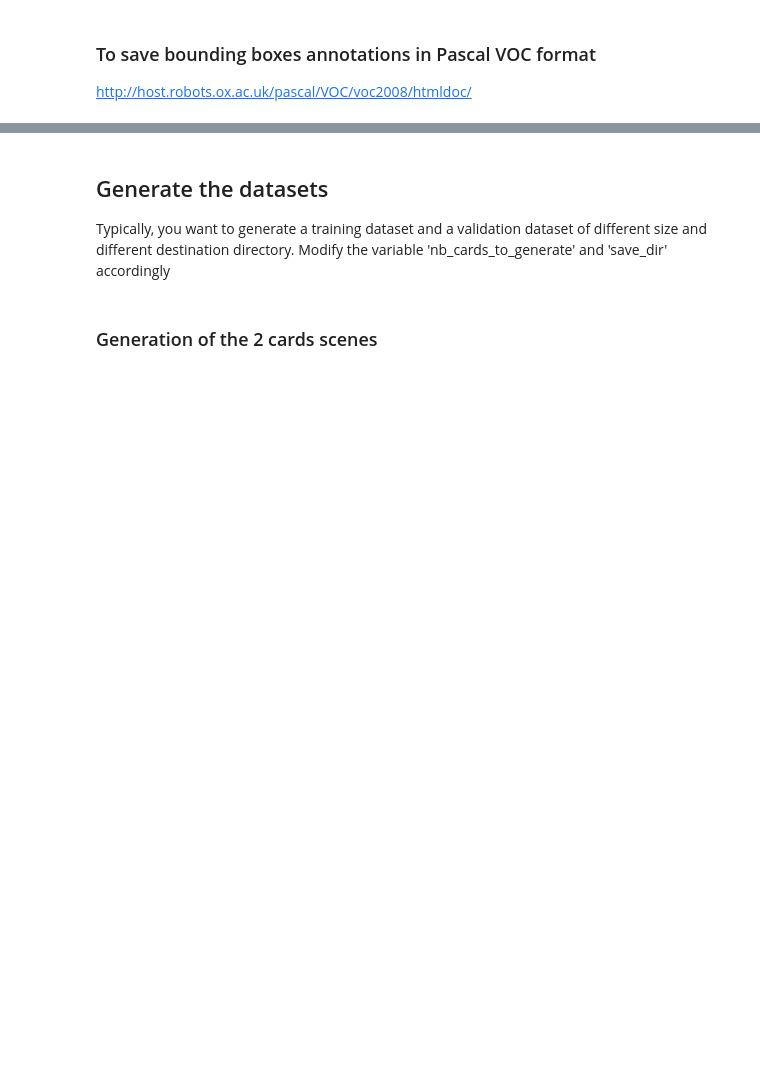
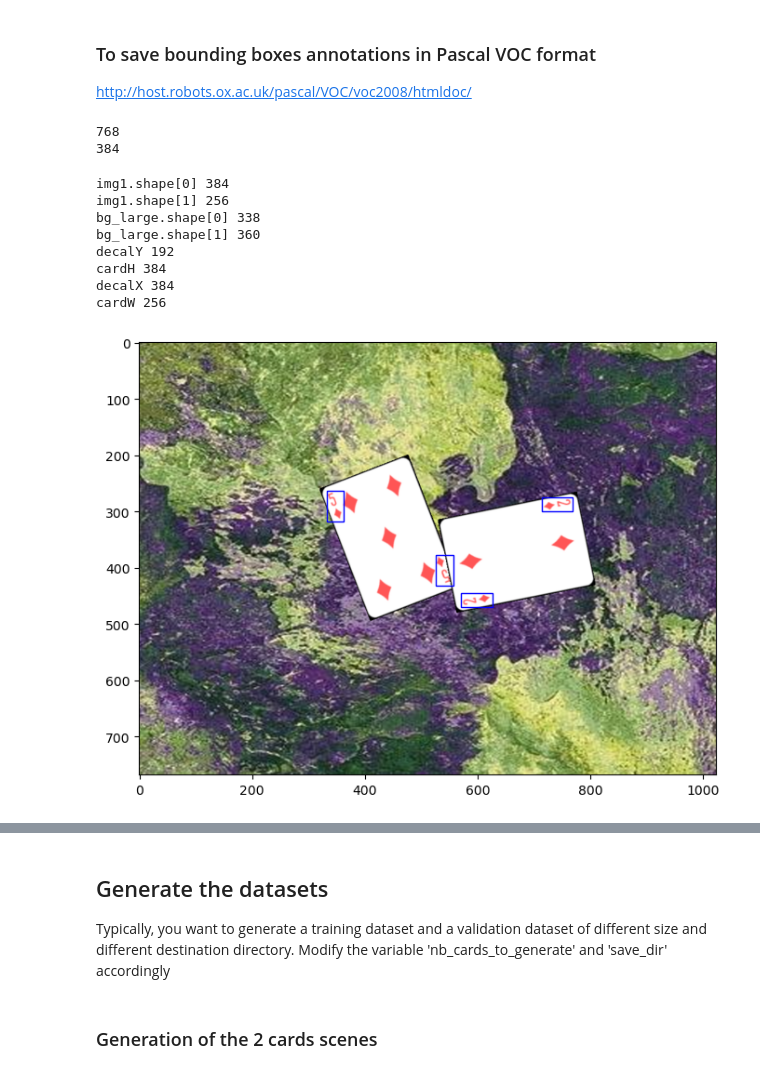
Before and after one commit to geaxgx/playing-card-detection, a Jupyter notebook: creating_playing_cards_dataset.ipynb, the cells around one changed output, grey strips where cells are left out. Cells and saved outputs as stored; diff of their text form; code cells hidden in the pictures; blank space fills up the shorter version.

```diff
--- a/creating_playing_cards_dataset.ipynb
+++ b/creating_playing_cards_dataset.ipynb
@@ -147,8 +147,8 @@ cards_pck_fn=data_dir+"/cards.pck"
 
 
 # imgW,imgH: dimensions of the generated dataset images
-imgW=720
-imgH=720
+imgW=1024
+imgH=768
 
 
 refCard=np.array([[0,0],[cardW,0],[cardW,cardH],[0,cardH]],dtype=np.float32)
@@ -728,7 +721,8 @@ decalY=int((imgH-cardH)/2)
 # Scenario with 3 cards : decal values are different
 decalX3=int(imgW/2)
 decalY3=int(imgH/2-cardH)
-
+print(imgH)
+print(cardH)
 def kps_to_polygon(kps):
     """
         Convert imgaug keypoints to shapely polygon
@@ -848,6 +842,11 @@ class Scene:
 
         # Randomly transform 1st card
         self.img1=np.zeros((imgH,imgW,4),dtype=np.uint8)
+        print("decalY", decalY)
+        print("cardH", cardH)
+        print("decalX", decalX)
+        print("cardW", cardW)
+
         self.img1[decalY:decalY+cardH,decalX:decalX+cardW,:]=img1
         self.img1,self.lkps1,self.bbs1=augment(self.img1,[cardKP,kpsa1,kpsb1],transform_1card)
 
@@ -957,4 +956,33 @@ class Scene:
         plt.imsave(jpg_fn,self.final)
         if display: print("New image saved in",jpg_fn)
         create_voc_xml(xml_fn,jpg_fn, self.listbba,display=display)
+# %% [output]
+768
+384
+# %%
+# Test generation of a scene with 2 cards
+bg_small=backgrounds.get_random()
+img1,card_val1,hulla1,hullb1=cards.get_random()
+img2,card_val2,hulla2,hullb2=cards.get_random()
+
+bg_large = cv2.resize(bg_small, (bg_small.shape[1], bg_small.shape[0]))
+
+print("img1.shape[0]", img1.shape[0])
+print("img1.shape[1]", img1.shape[1])
+print("bg_large.shape[0]", bg_large.shape[0])
+print("bg_large.shape[1]", bg_large.shape[1])
+#bg_large = cv2.resize(bg_small, None, fx=0.02, fy=0.02)
+
+newimg=Scene(bg_large,img1,card_val1,hulla1,hullb1,img2,card_val2,hulla2,hullb2)
+newimg.display()
+# %% [output]
+img1.shape[0] 384
+img1.shape[1] 256
+bg_large.shape[0] 338
+bg_large.shape[1] 360
+decalY 192
+cardH 384
+decalX 384
+cardW 256
+[figure, added]
 # %%
```
Also changed, not shown: parts of 19 cells of this notebook, 57 other files.
